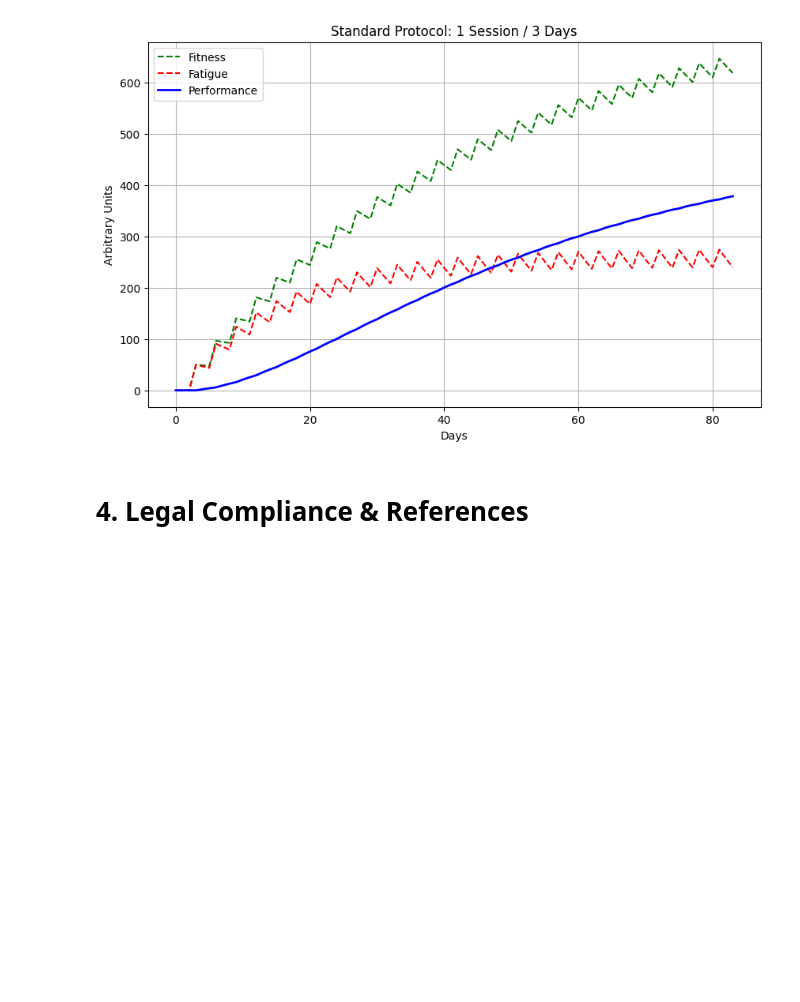
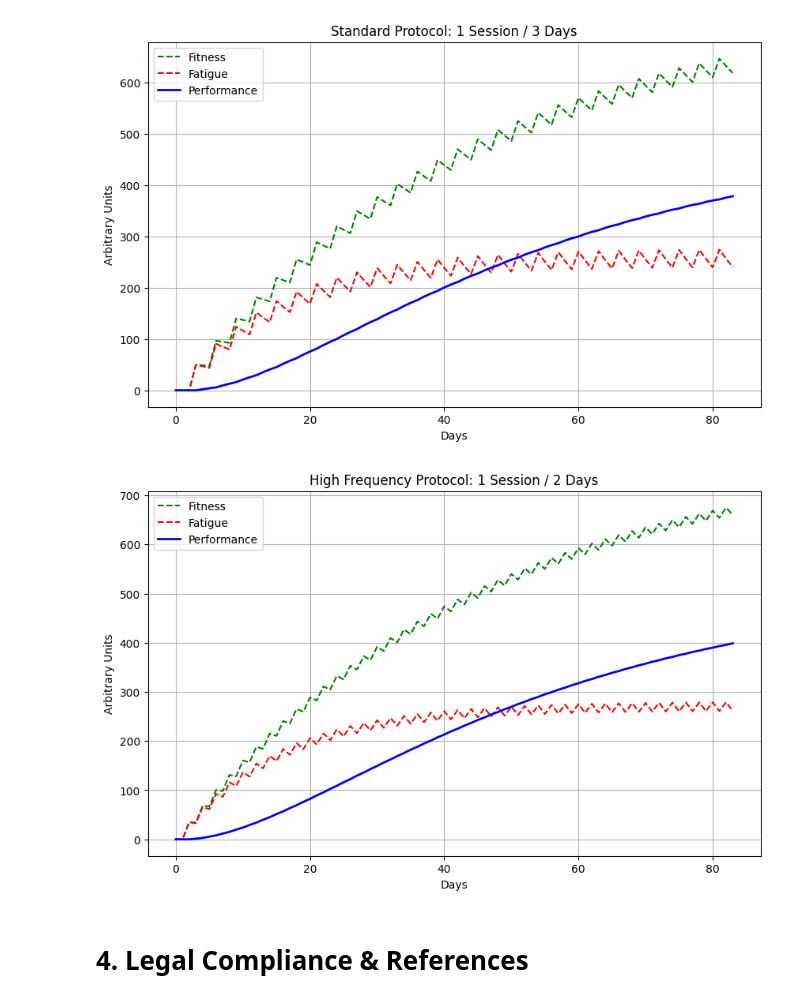
Before and after one commit to AlexGekov/hypertrophy-and-fatigue, a Jupyter notebook: hypertrophy_model.ipynb, the cells around one changed output. Cells and saved outputs as stored; diff of their text form; code cells hidden in the pictures; blank space fills up the shorter version.

Commit message:
Simulate and plot alternate training protocols

```diff
--- a/hypertrophy_model.ipynb
+++ b/hypertrophy_model.ipynb
@@ -70,5 +70,13 @@ fit_std, fat_std, perf_std = simulate_training_block(days, 45, 15, standard_dose
 plot_simulation(fit_std, fat_std, perf_std, 'Standard Protocol: 1 Session / 3 Days')
 # %% [output]
 [figure]
+# %%
+high_freq_doses = np.zeros(days)
+high_freq_doses[::2] = 35
+fit_hf, fat_hf, perf_hf = simulate_training_block(days, 45, 15, high_freq_doses)
+
+plot_simulation(fit_hf, fat_hf, perf_hf, 'High Frequency Protocol: 1 Session / 2 Days')
+# %% [output]
+[figure, added]
 # %% [markdown]
 # 4. Legal Compliance & References
```
